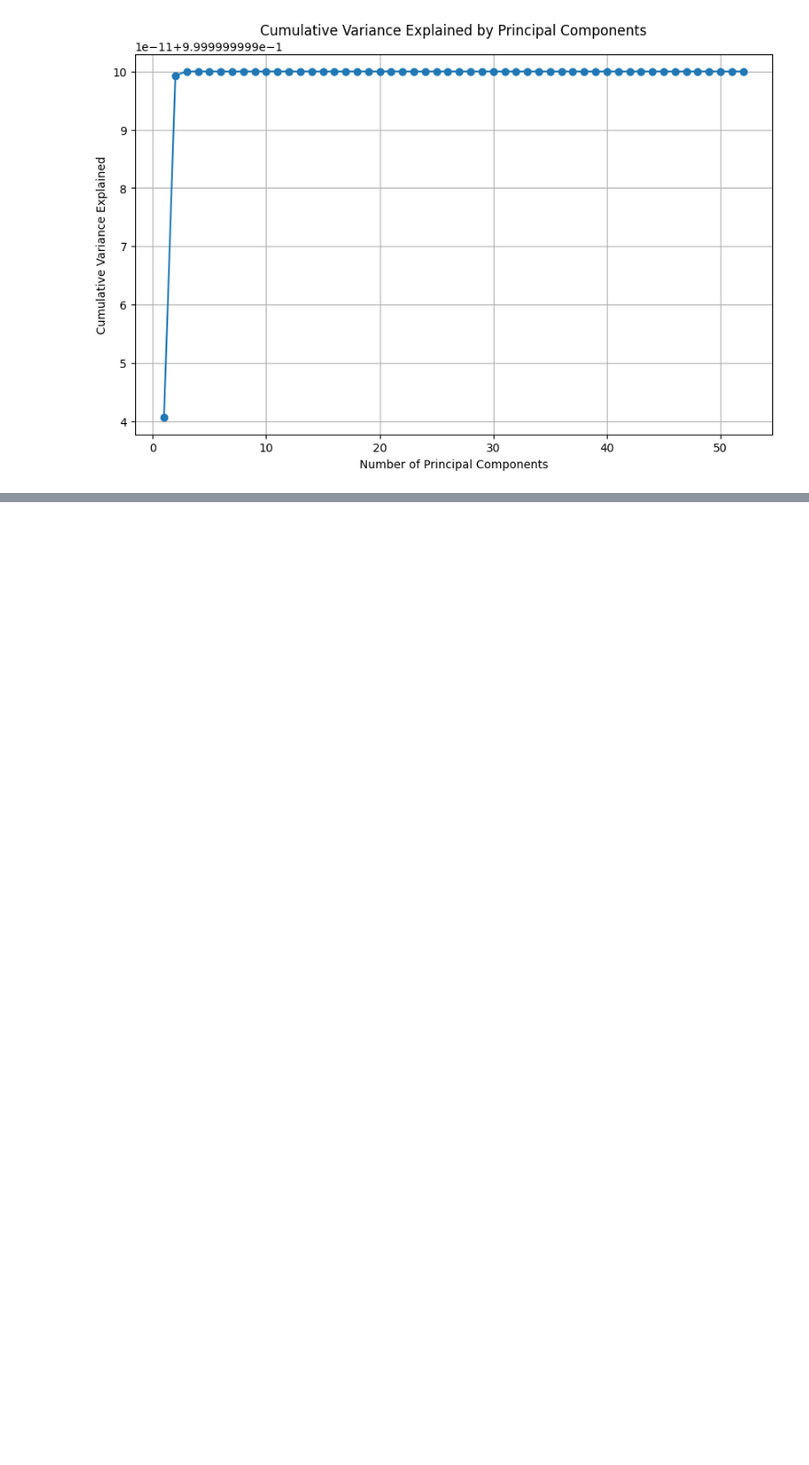
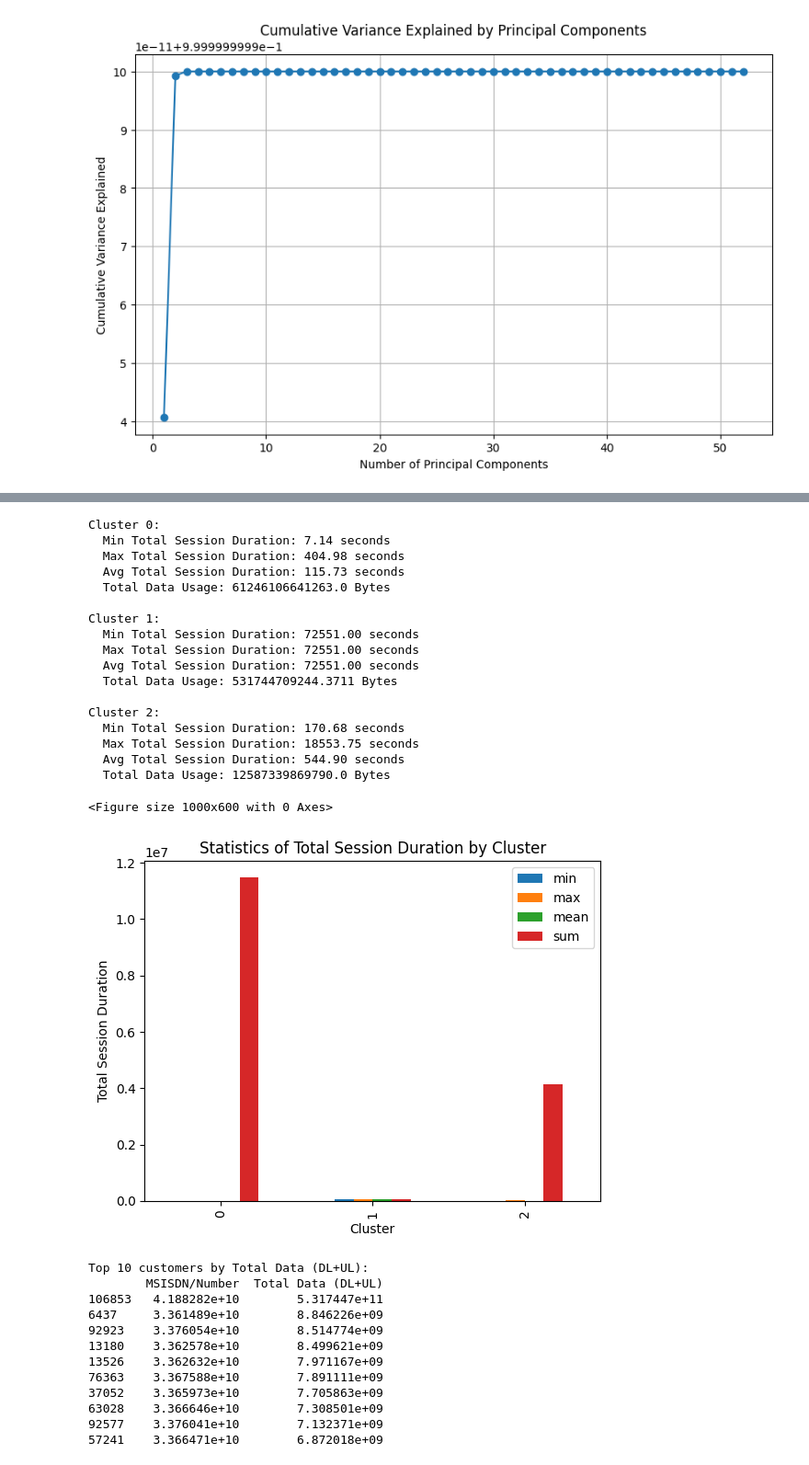
Before and after one commit to Ermi23/Telecom-Analysis, a Jupyter notebook: notebooks/User_Engagement_analysis.ipynb, the cells around one changed output, grey strips where cells are left out. Shown at 92% size. Saved outputs shown, nothing was run; the diff lists cells and outputs as text; code cells hidden in the pictures; blank space fills up the shorter version.

Commit message:
add some other functionalities on bothe user overview and engagement. i will add markdown later.

```diff
--- a/notebooks/User_Engagement_analysis.ipynb
+++ b/notebooks/User_Engagement_analysis.ipynb
@@ -30,6 +31,7 @@ applications = ['Social Media', 'Google', 'Email', 'Youtube', 'Netflix', 'Gaming
 
 # Create a DataAnalysis instance
 analysis = UserEngagementAnalysis(data, applications)
+neededanalysis = NeededMethodsForUserEngagementAnalysis(data)
 
 # Check if data is returned
 if data is not None and not data.empty:
@@ -252,0 +239,42 @@ Cluster
+# %%
+neededanalysis.aggregate_data()
+neededanalysis.normalize_and_cluster()
+stats = neededanalysis.analyze_clusters()
+neededanalysis.interpret_clusters(stats)
+neededanalysis.plot_cluster_stats(stats, 'Total Session Duration')
+top_customers = neededanalysis.top_customers_by_metric('Total Data (DL+UL)', top_n=10)
+top_apps = neededanalysis.aggregate_traffic_per_application()
+neededanalysis.plot_top_applications()
+neededanalysis.elbow_method(max_k=10)
+# %% [output]
+Cluster 0:
+  Min Total Session Duration: 7.14 seconds
+  Max Total Session Duration: 404.98 seconds
+  Avg Total Session Duration: 115.73 seconds
+  Total Data Usage: 61246106641263.0 Bytes
+
+Cluster 1:
+  Min Total Session Duration: 72551.00 seconds
+  Max Total Session Duration: 72551.00 seconds
+  Avg Total Session Duration: 72551.00 seconds
+  Total Data Usage: 531744709244.3711 Bytes
+
+Cluster 2:
+  Min Total Session Duration: 170.68 seconds
+  Max Total Session Duration: 18553.75 seconds
+  Avg Total Session Duration: 544.90 seconds
+  Total Data Usage: 12587339869790.0 Bytes
+<Figure size 1000x600 with 0 Axes>
+[figure, added]
+Top 10 customers by Total Data (DL+UL):
+        MSISDN/Number  Total Data (DL+UL)
+106853   4.188282e+10        5.317447e+11
+6437     3.361489e+10        8.846226e+09
+92923    3.376054e+10        8.514774e+09
+13180    3.362578e+10        8.499621e+09
+13526    3.362632e+10        7.971167e+09
+76363    3.367588e+10        7.891111e+09
+37052    3.365973e+10        7.705863e+09
+63028    3.366646e+10        7.308501e+09
+92577    3.376041e+10        7.132371e+09
+57241    3.366471e+10        6.872018e+09
```
Also changed, not shown: parts of 4 cells of this notebook, 2 other files.
